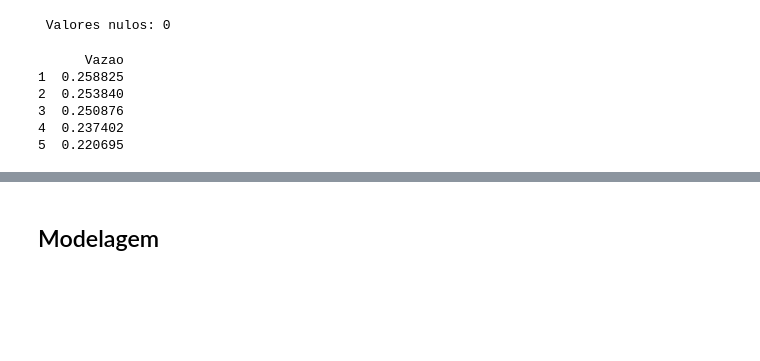
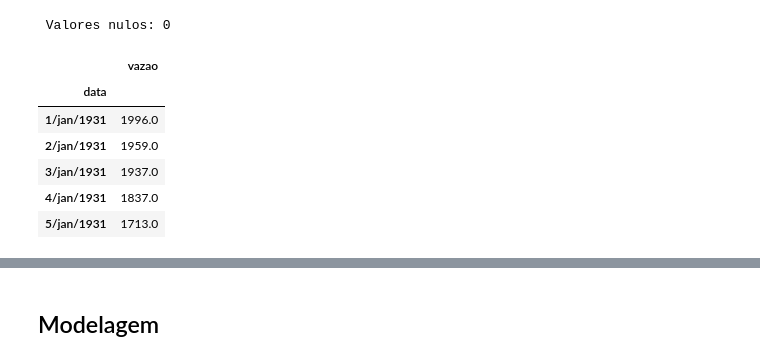
Before and after one commit to MarcosABP/Redes-Neurais, a Jupyter notebook: MLP.ipynb, the cells around one changed output, grey strips where cells are left out. Drawn from its saved outputs; the diff is of its cells as text; code cells hidden in the pictures; blank space fills up the shorter version.

```diff
--- a/MLP.ipynb
+++ b/MLP.ipynb
@@ -168,24 +169,29 @@ print(f" Valores iguais a zero: {zero}")
  Valores iguais a zero: 0
 # %%
 # Remover valores nulos
-df = df.dropna(subset=['Vazao'])
+df = df.dropna(subset=['vazao'])
 
-null = df['Vazao'].isna().sum()
+null = df['vazao'].isna().sum()
 
 print(f" Valores nulos: {null}")
 # %% [output]
  Valores nulos: 0
+# %%
+# ordenando os valores por data e definindo ela como índice
+df.set_index(keys=['data'], drop=True, inplace=True)
+df.head()
+# %% [output]
+|  | vazao |
+| data |  |
+| 1/jan/1931 | 1996.0 |
+| 2/jan/1931 | 1959.0 |
+| 3/jan/1931 | 1937.0 |
+| 4/jan/1931 | 1837.0 |
+| 5/jan/1931 | 1713.0 |
 # %%
 # Normalizar dados (usando MinMaxScaler pois mantém valores entre 0 e 1, e redes neurais são mais sensíveis à escala)
-scaler = MinMaxScaler()
-df['Vazao'] = scaler.fit_transform(df[['Vazao']])
+# scaler = MinMaxScaler()
+# df['Vazao'] = scaler.fit_transform(df[['Vazao']])
 
-print(df[['Vazao']].head())
+# print(df[['Vazao']].head())
-# %% [output]
-      Vazao
-1  0.258825
-2  0.253840
-3  0.250876
-4  0.237402
-5  0.220695
 # %%
```
Also changed, not shown: parts of 17 cells of this notebook, 1 other file.
